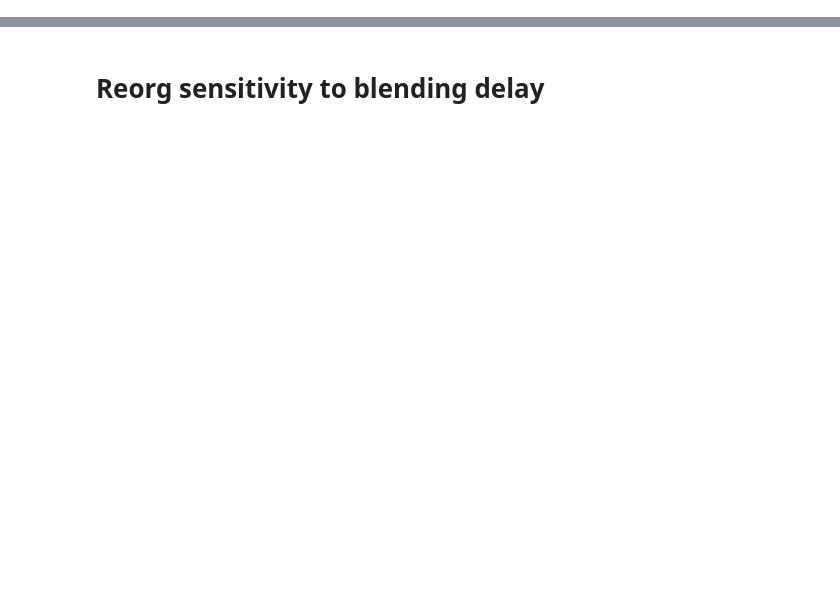
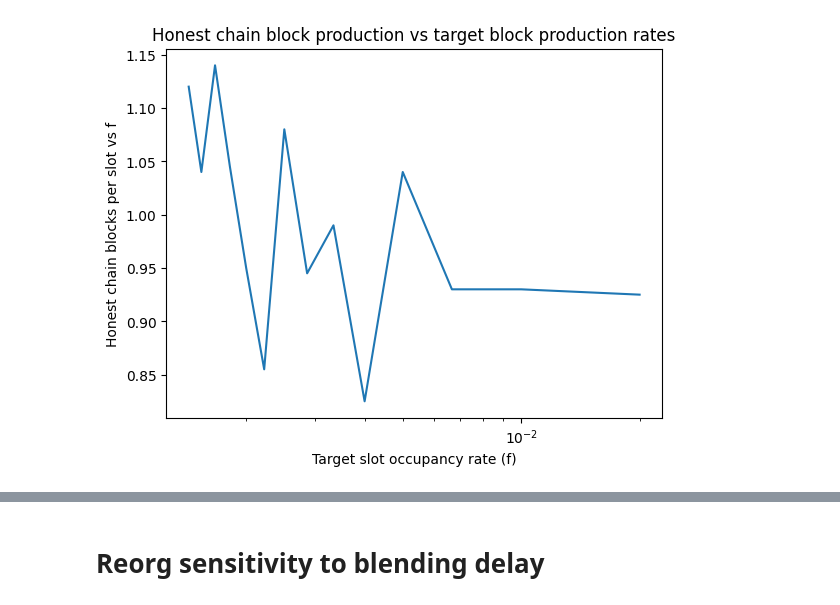
Before and after one commit to logos-co/nomos-pocs, a Jupyter notebook: cryptarchia/longest-chain-cryptarchia.ipynb, the cells around one changed output, grey strips where cells are left out. Drawn from its saved outputs; the diff is of its cells as text; code cells hidden in the pictures; blank space fills up the shorter version.

```diff
--- a/cryptarchia/longest-chain-cryptarchia.ipynb
+++ b/cryptarchia/longest-chain-cryptarchia.ipynb
@@ -429,3 +524,12 @@ Wall time: 26.3 ms
+# %%
+plt.plot(f_values, ratios)
+plt.xscale('log')
+plt.xlabel("Target slot occupancy rate (f)")
+plt.ylabel("Honest chain blocks per slot vs f")
+plt.title("Honest chain block production vs target block production rates")
+plt.show()
+# %% [output]
+[figure, added]
 # %%
 _ = sim.adverserial_analysis(should_plot=True)
 # %% [output]
```
Also changed, not shown: parts of 12 cells of this notebook, 1 other file.
